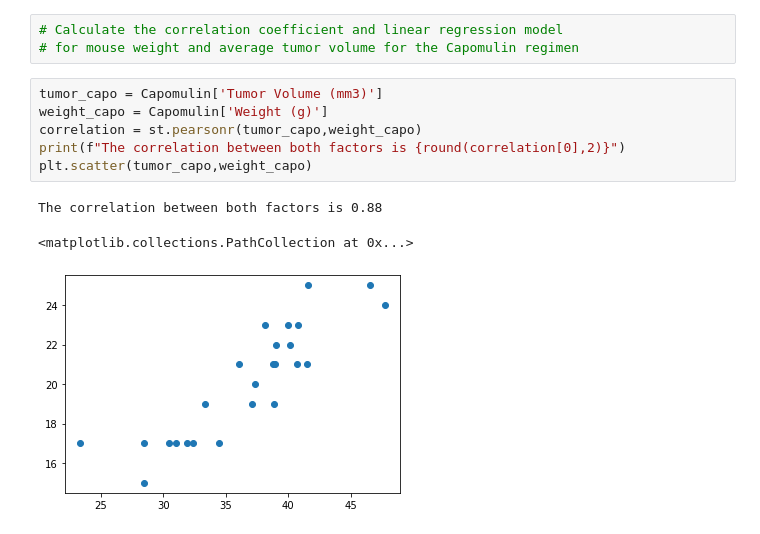
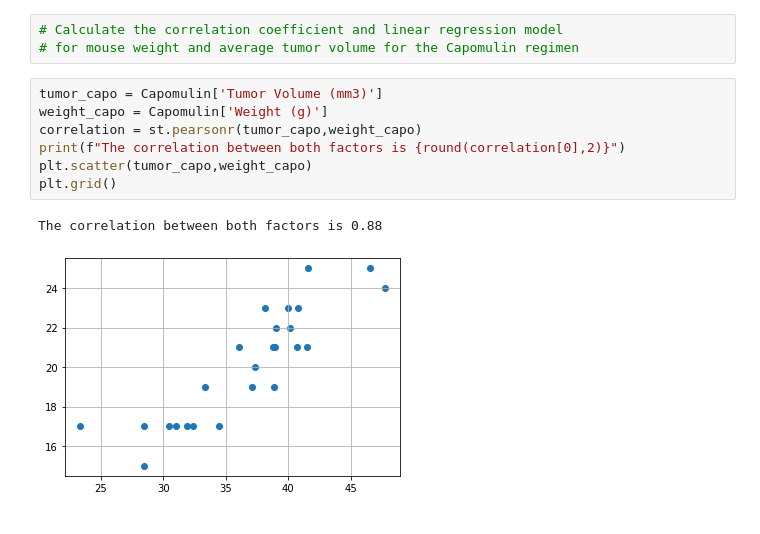
Before and after one commit to Ksheekey/Matplotlib-Challenge, a Jupyter notebook: Instructions/Pymaceuticals/pymaceuticals_starter.ipynb, the cells around one changed output. Drawn from its saved outputs; the diff is of its cells as text.

```diff
--- a/Instructions/Pymaceuticals/pymaceuticals_starter.ipynb
+++ b/Instructions/Pymaceuticals/pymaceuticals_starter.ipynb
@@ -324,13 +325,13 @@ plt.grid()
 # %%
 tumor_capo = Capomulin['Tumor Volume (mm3)']
 weight_capo = Capomulin['Weight (g)']
 correlation = st.pearsonr(tumor_capo,weight_capo)
 print(f"The correlation between both factors is {round(correlation[0],2)}")
 plt.scatter(tumor_capo,weight_capo)
+plt.grid()
 # %% [output]
 The correlation between both factors is 0.88
-<matplotlib.collections.PathCollection at 0x...>
-[figure, old version]
+[figure, new version]
 # %%
 (slope, intercept, rvalue, pvalue, stderr) = stats.linregress(tumor_capo, weight_capo)
 regress_values = tumor_capo * slope + intercept
```
Also changed, not shown: parts of 2 cells of this notebook.
